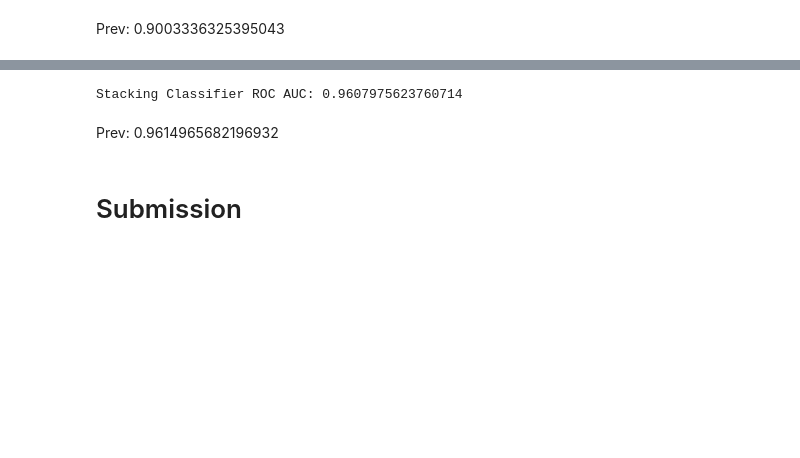
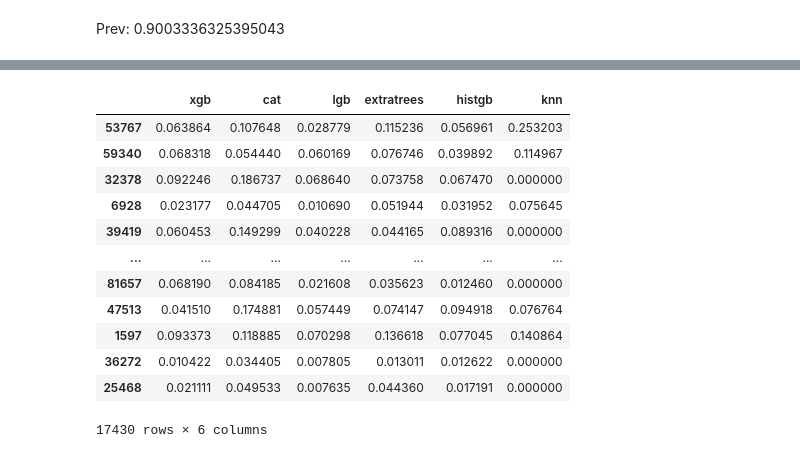
Before and after one commit to MrIsCM/KaggleCompetitions, a Jupyter notebook: LoanStatusPrediction/notebooks/loanpred-stacking.ipynb, the cells around one changed output, grey strips where cells are left out. Drawn from its saved outputs; the diff is of its cells as text; code cells hidden in the pictures; blank space fills up the shorter version.

```diff
--- a/LoanStatusPrediction/notebooks/loanpred-stacking.ipynb
+++ b/LoanStatusPrediction/notebooks/loanpred-stacking.ipynb
@@ -63,9 +63,13 @@ X_train, X_test, y_train, y_test = train_test_split(X, y, stratify=y, shuffle=Tr
 # %%
 from imblearn.over_sampling import SMOTENC
 
+ratio = 0.25
+k_neighbors = 8
+random_state = 2024
+
 categorical_columns = X.select_dtypes(include=['object']).columns
 
-sm = SMOTENC(sampling_strategy=0.3, categorical_features=[X_train.columns.get_loc(col) for col in categorical_columns], random_state=2024)
+sm = SMOTENC(sampling_strategy=ratio, categorical_features=[X_train.columns.get_loc(col) for col in categorical_columns], random_state=random_state, k_neighbors=k_neighbors)
 
 X_train_res, y_train_res = sm.fit_resample(X_train, y_train)
 # %%
@@ -600,13 +553,10 @@ Prev: 0.9003336325395043
 # %%
-from sklearn.ensemble import StackingClassifier
-
 # Init base models
 
 xgb_model = xgb.XGBClassifier(**xgb_best_params)
 cat_model = CatBoostClassifier(**cat_best_params)
 lgb_model = lgb.LGBMClassifier(**lgb_best_params)
 extratrees_model = ExtraTreesClassifier(**extratrees_best_params)
-logreg_model = LogisticRegression(**logreg_best_params)
 histgb_model = HistGradientBoostingClassifier(**histgb_best_params)
 knn_model = KNeighborsClassifier(**knn_best_params)
 
@@ -616,16 +566,13 @@ base_estimators = [
 	('cat', cat_model),
 	('lgb', lgb_model),
 	('extratrees', extratrees_model),
-	('logreg', logreg_model),
 	('histgb', histgb_model),
 	('knn', knn_model)
 ]
 
-meta_model = LogisticRegression()
+predictions = []
 
-# Stack
-
-stack_model = StackingClassifier(estimators=base_estimators, final_estimator=meta_model, cv=5, n_jobs=-1)
-
-stack_model.fit(X_train_prep, y_train_res)
+for _, model in base_estimators:
+	model.fit(X_train_prep, y_train_res)
+	predictions.append(model.predict_proba(X_test_prep)[:, 1])
 # %% [output]
@@ -649,28 +596,19 @@ StackingClassifier(cv=5,
-# %%
-print('Stacking Classifier ROC AUC:', roc_auc_score(y_test, stack_model.predict_proba(X_test_prep)[:, 1]))
-# %% [output]
-Stacking Classifier ROC AUC: 0.9607975623760714
-# %% [markdown]
-Prev: 0.9614965682196932
-# %%
-# Choose different base models
-
-base_estimators = [
-	('xgb', xgb_model),
-	('cat', cat_model),
-	('lgb', lgb_model),
-	('histgb', histgb_model),
-	('knn', knn_model)
-
-]
-
-meta_model = lgb.LGBMClassifier()
-
-# Stack
-stack_model_2 = StackingClassifier(estimators=base_estimators, final_estimator=meta_model, cv=3, n_jobs=-1)
-
-stack_model_2.fit(X_train_prep, y_train_res)
-
-print('Stacking Classifier ROC AUC:', roc_auc_score(y_test, stack_model_2.predict_proba(X_test_prep)[:, 1]))
-# %% [markdown]
-# Submission
+# %%
+df_preds = pd.DataFrame(predictions).T
+df_preds.index = X_test.index
+df_preds.columns = [name for name, _ in base_estimators]
+df_preds
+# %% [output]
+|  | xgb | cat | lgb | extratrees | histgb | knn |
+| 53767 | 0.063864 | 0.107648 | 0.028779 | 0.115236 | 0.056961 | 0.253203 |
+| 59340 | 0.068318 | 0.054440 | 0.060169 | 0.076746 | 0.039892 | 0.114967 |
+| 32378 | 0.092246 | 0.186737 | 0.068640 | 0.073758 | 0.067470 | 0.000000 |
+| 6928 | 0.023177 | 0.044705 | 0.010690 | 0.051944 | 0.031952 | 0.075645 |
+| 39419 | 0.060453 | 0.149299 | 0.040228 | 0.044165 | 0.089316 | 0.000000 |
+| ... | ... | ... | ... | ... | ... | ... |
+| 81657 | 0.068190 | 0.084185 | 0.021608 | 0.035623 | 0.012460 | 0.000000 |
+| 47513 | 0.041510 | 0.174881 | 0.057449 | 0.074147 | 0.094918 | 0.076764 |
+| 1597 | 0.093373 | 0.118885 | 0.070298 | 0.136618 | 0.077045 | 0.140864 |
+| 36272 | 0.010422 | 0.034405 | 0.007805 | 0.013011 | 0.012622 | 0.000000 |
+| 25468 | 0.021111 | 0.049533 | 0.007635 | 0.044360 | 0.017191 | 0.000000 |
+17430 rows × 6 columns
```
Also changed, not shown: parts of 26 cells of this notebook.
